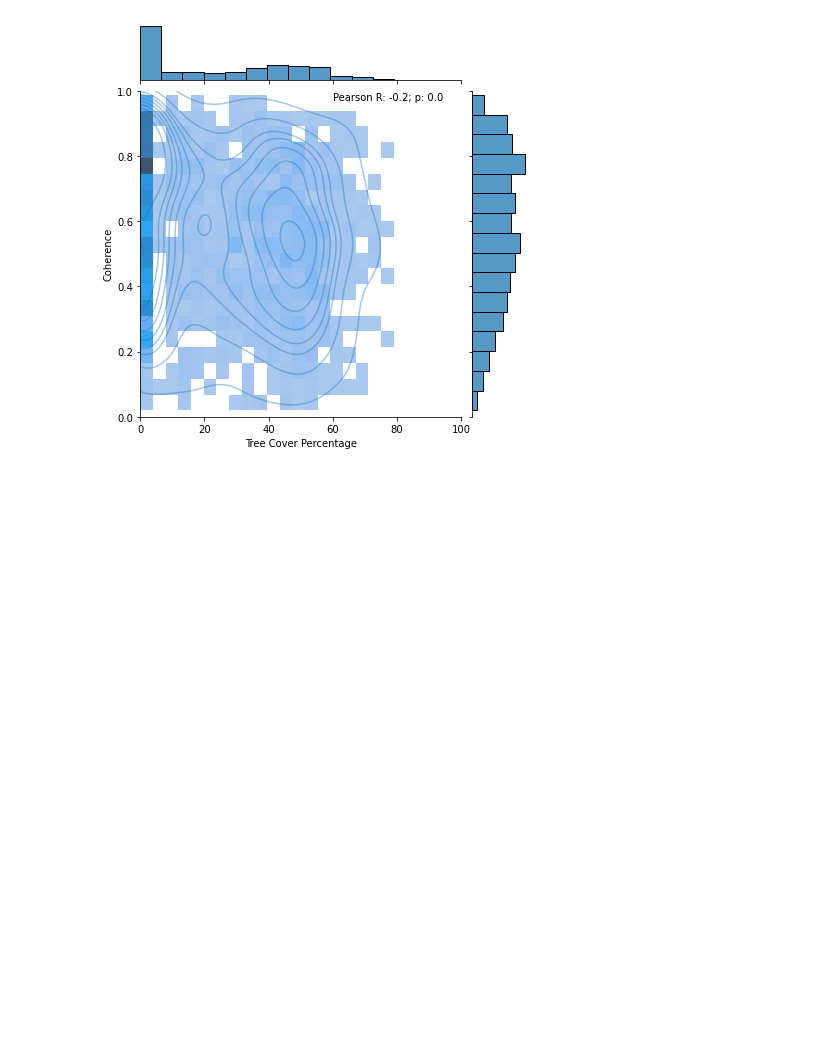
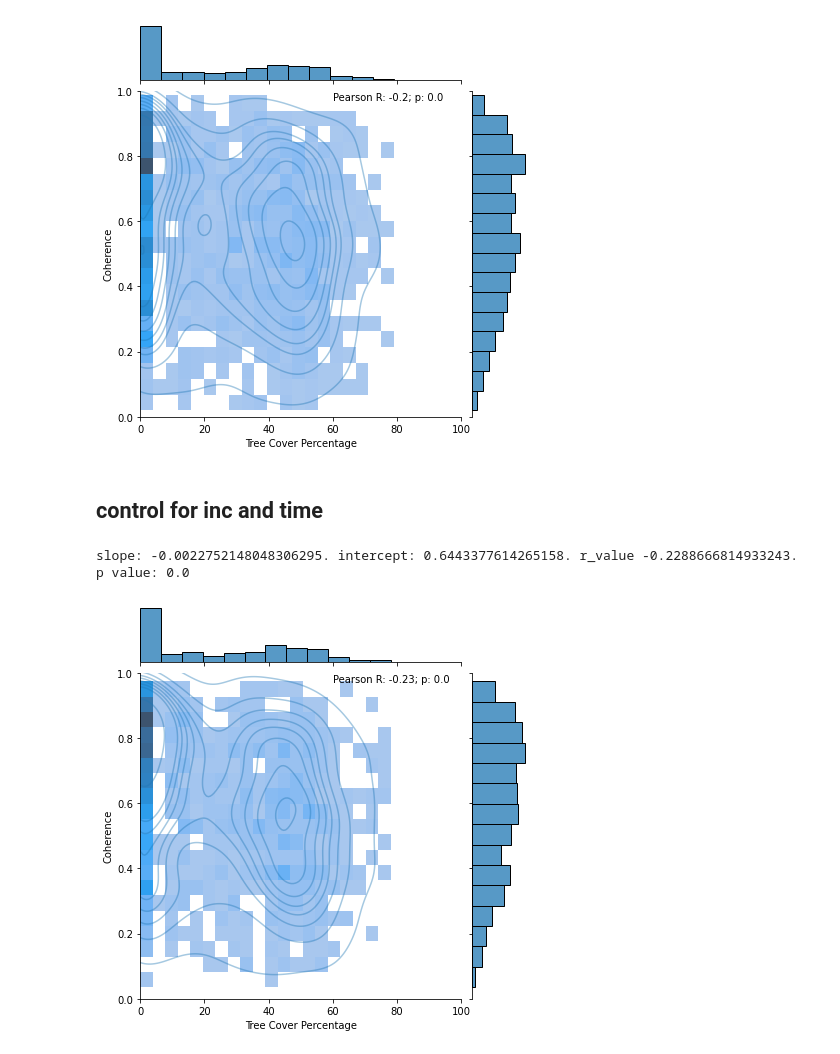
Before and after one commit to ZachHoppinen/uavsar, a Jupyter notebook: src/coherence/spatial_coherence/trees/all-trees.ipynb, the cells around one changed output. Drawn from its saved outputs; the diff is of its cells as text; code cells hidden in the pictures; blank space fills up the shorter version.

Commit message:
time too

```diff
--- a/src/coherence/spatial_coherence/trees/all-trees.ipynb
+++ b/src/coherence/spatial_coherence/trees/all-trees.ipynb
@@ -283,3 +282,49 @@ g.ax_joint.set_ylabel('Coherence')
 plt.savefig(join('/bsuhome/zacharykeskinen/uavsar/figures/coherence_spatial/trees', 'all-perc-inc-coh.png'))
 # %% [output]
 [figure]
+# %% [markdown]
+## control for inc and time
+# %%
+trees = []
+cors = []
+incs = []
+for loc, ds in cor_vv.items():
+    for band in ds.band.values:
+        days = int(band.split('_')[-1].replace('d',''))
+        if days < 8:
+            direction = band.split('_')[1][:3]
+            inc_name = f'{direction}-inc'
+            inc = ds[inc_name]
+            ts = ds['tree-perc']
+            cor = ds.sel({'band':band})
+            if cor.band.values.size > 1:
+                cor = cor.isel({'band':0})
+            insclean, csclean, incclean = clean_nps([ts.values.ravel().astype(float), cor['cor_vv'].values.ravel(), inc.values.ravel()])
+            trees.append(insclean)
+            cors.append(csclean)
+            incs.append(incclean)
+trees = np.concatenate(trees)
+cors = np.concatenate(cors)
+incs = np.concatenate(incs)
+cors = cors[trees < 101]
+incs = incs[trees < 101]
+trees = trees[(trees < 101)]
+incs = np.rad2deg(incs)
+# %%
+med_inc = (incs < 60) & (incs > 40)
+slope, intercept,r,p, _, _ = r2_value(trees[med_inc], cors[med_inc])
+# %% [output]
+slope: -0.0022752148048306295. intercept: 0.6443377614265158. r_value -0.2288666814933243. p value: 0.0
+# %%
+med_inc = (incs < 60) & (incs > 40)
+
+plt.Figure(figsize = (12,8))
+g = sns.jointplot(x = trees[med_inc][::50000], y = cors[med_inc][::50000], kind = 'hist', bins = 20, ylim = (0,1), xlim = (0,100))
+# g.plot_joint(sns.scatterplot, color="C0", zorder=1, alpha = 0.1)
+g.plot_joint(sns.kdeplot, color="C0", zorder=1, alpha = 0.4)
+g.ax_joint.annotate(text = f'Pearson R: {r:.2}; p: {p:.2}', xy = [60,0.97])
+g.ax_joint.set_xlabel('Tree Cover Percentage')
+g.ax_joint.set_ylabel('Coherence')
+plt.savefig(join('/bsuhome/zacharykeskinen/uavsar/figures/coherence_spatial/trees', 'all-perc-inc-time-coh.png'))
+# %% [output]
+[figure, added]
```
Also changed, not shown: parts of 11 cells of this notebook, 4 other files.
